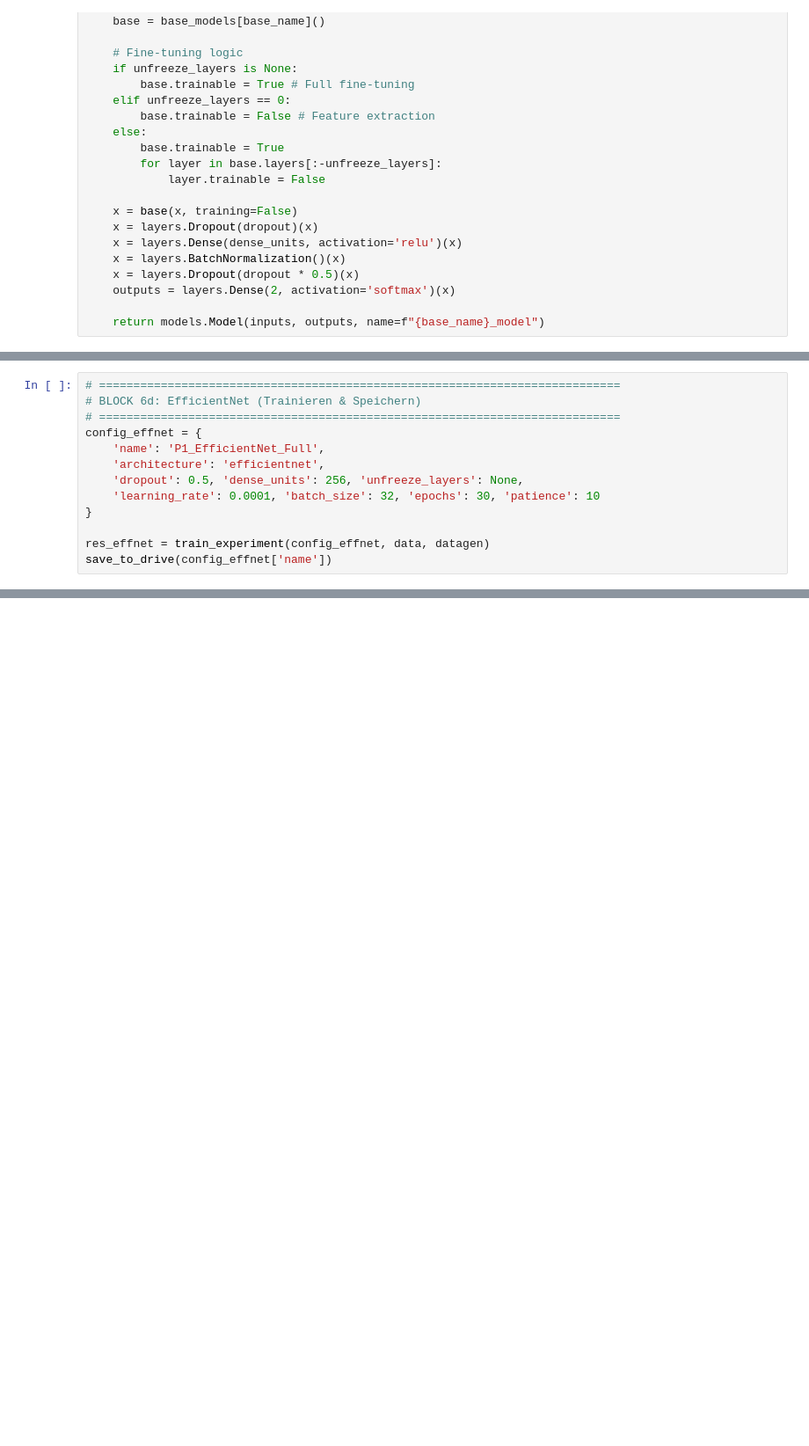
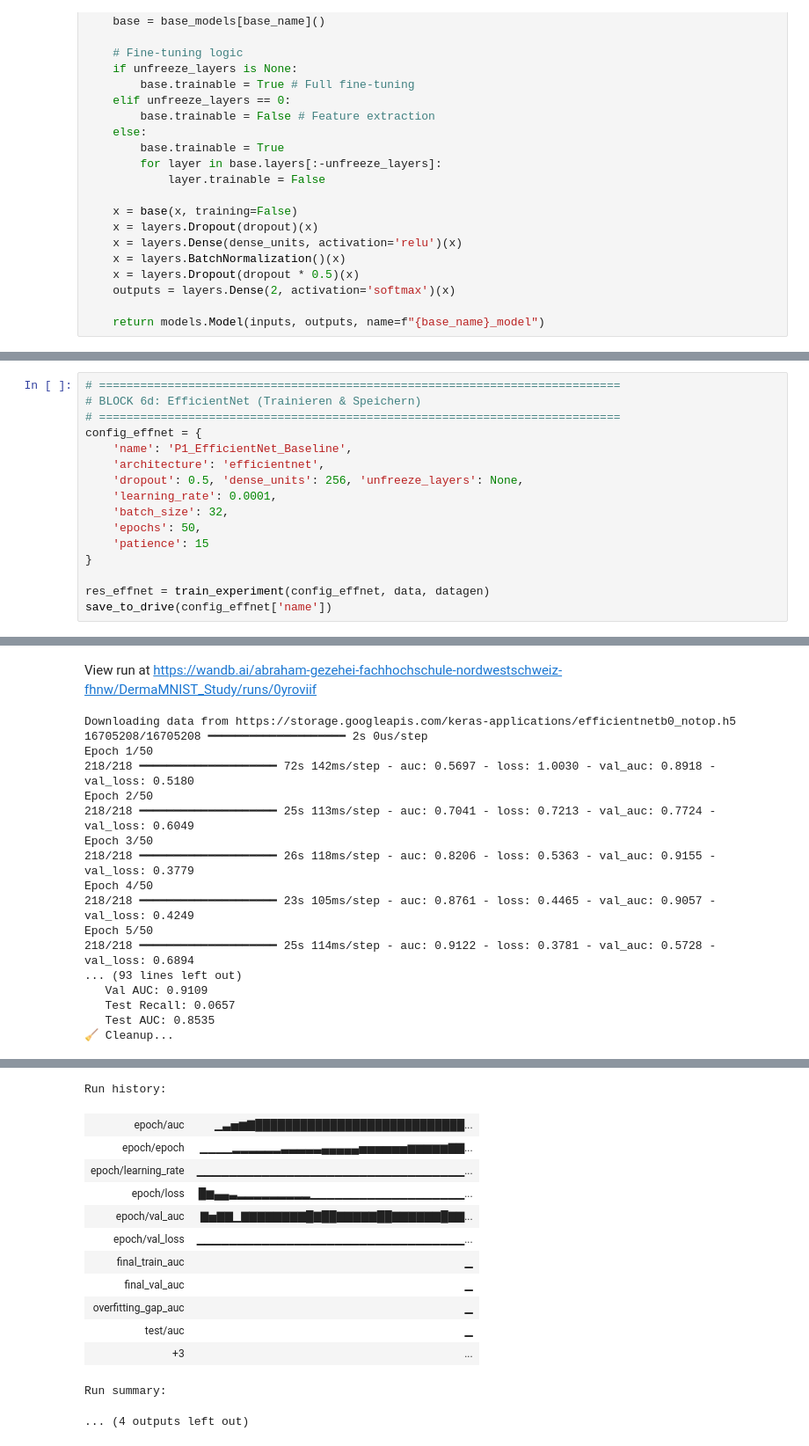
Before and after one commit to gez2code/dermamnist-hybrid-study, a Jupyter notebook: Binary_Classification_DermaMNIST.ipynb, the cells around one changed output, grey strips where cells are left out. Shown at 88% size. Saved outputs shown, nothing was run; the diff lists cells and outputs as text; blank space fills up the shorter version.

```diff
--- a/Binary_Classification_DermaMNIST.ipynb
+++ b/Binary_Classification_DermaMNIST.ipynb
@@ -465,11 +559,15 @@ save_to_drive(config_vgg['name'])
 # BLOCK 6d: EfficientNet (Trainieren & Speichern)
 # ============================================================================
 config_effnet = {
-    'name': 'P1_EfficientNet_Full',
+    'name': 'P1_EfficientNet_Baseline',
     'architecture': 'efficientnet',
     'dropout': 0.5, 'dense_units': 256, 'unfreeze_layers': None,
-    'learning_rate': 0.0001, 'batch_size': 32, 'epochs': 30, 'patience': 10
+    'learning_rate': 0.0001,
+    'batch_size': 32,
+    'epochs': 50,
+    'patience': 15
 }
 
 res_effnet = train_experiment(config_effnet, data, datagen)
 save_to_drive(config_effnet['name'])
+# %% [output]
@@ -475,0 +582,18 @@ save_to_drive(config_effnet['name'])
+View run at https://wandb.ai/abraham-gezehei-fachhochschule-nordwestschweiz-fhnw/DermaMNIST_Study/runs/0yroviif
+Downloading data from https://storage.googleapis.com/keras-applications/efficientnetb0_notop.h5
+16705208/16705208 ━━━━━━━━━━━━━━━━━━━━ 2s 0us/step
+Epoch 1/50
+218/218 ━━━━━━━━━━━━━━━━━━━━ 72s 142ms/step - auc: 0.5697 - loss: 1.0030 - val_auc: 0.8918 - val_loss: 0.5180
+Epoch 2/50
+218/218 ━━━━━━━━━━━━━━━━━━━━ 25s 113ms/step - auc: 0.7041 - loss: 0.7213 - val_auc: 0.7724 - val_loss: 0.6049
+Epoch 3/50
+218/218 ━━━━━━━━━━━━━━━━━━━━ 26s 118ms/step - auc: 0.8206 - loss: 0.5363 - val_auc: 0.9155 - val_loss: 0.3779
+Epoch 4/50
+218/218 ━━━━━━━━━━━━━━━━━━━━ 23s 105ms/step - auc: 0.8761 - loss: 0.4465 - val_auc: 0.9057 - val_loss: 0.4249
+Epoch 5/50
+218/218 ━━━━━━━━━━━━━━━━━━━━ 25s 114ms/step - auc: 0.9122 - loss: 0.3781 - val_auc: 0.5728 - val_loss: 0.6894
+... (93 lines left out)
+   Val AUC: 0.9109
+   Test Recall: 0.0657
+   Test AUC: 0.8535
+🧹 Cleanup...
@@ -476,3 +601,17 @@ save_to_drive(config_effnet['name'])
+Run history:
+| epoch/auc | ▁▃▅▆▇████████████████████████████... |
+| epoch/epoch | ▁▁▁▁▂▂▂▂▂▂▃▃▃▃▃▄▄▄▄▄▅▅▅▅▅▅▆▆▆▆▆▇▇... |
+| epoch/learning_rate | ▁▁▁▁▁▁▁▁▁▁▁▁▁▁▁▁▁▁▁▁▁▁▁▁▁▁▁▁▁▁▁▁▁... |
+| epoch/loss | █▆▄▄▃▂▂▂▂▂▂▂▂▂▁▁▁▁▁▁▁▁▁▁▁▁▁▁▁▁▁▁▁... |
+| epoch/val_auc | ▇▅▇▇▁▇▇▇▇▇▇▇▇█▇██▇▇▇▇▇██▇▇▇▇▇▇█▇▇... |
+| epoch/val_loss | ▁▁▁▁▁▁▁▁▁▁▁▁▁▁▁▁▁▁▁▁▁▁▁▁▁▁▁▁▁▁▁▁▁... |
+| final_train_auc | ▁ |
+| final_val_auc | ▁ |
+| overfitting_gap_auc | ▁ |
+| test/auc | ▁ |
+| +3 | ... |
+Run summary:
+... (4 outputs left out)
 # %%
 # ============================================================================
 # BLOCK 6e: COMPARE RESULTS (UPDATED)
```
Also changed, not shown: parts of 13 cells of this notebook.
